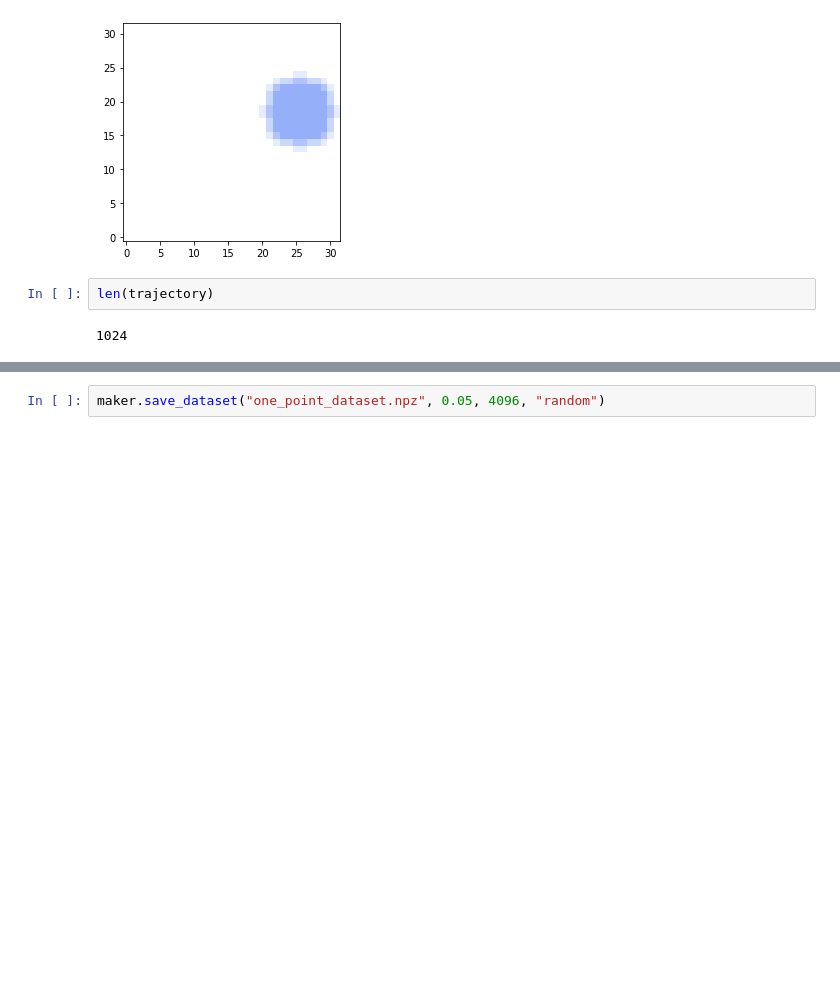
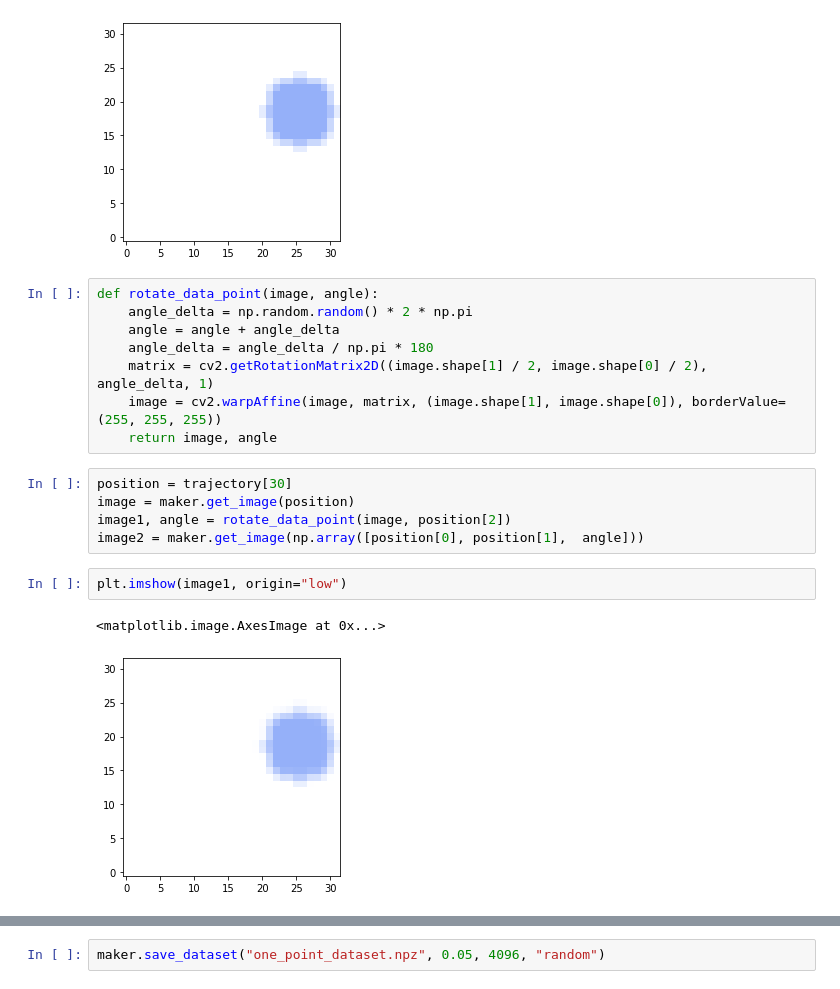
Before and after one commit to MisterMap/lie-vae-localization, a Jupyter notebook: toy_dataset.ipynb, the cells around one changed output, grey strips where cells are left out. Saved outputs shown, nothing was run; the diff lists cells and outputs as text; blank space fills up the shorter version.

```diff
--- a/toy_dataset.ipynb
+++ b/toy_dataset.ipynb
@@ -38,7 +39,21 @@ plt.imshow(image, origin="low")
 # %% [output]
 <matplotlib.image.AxesImage at 0x...>
 [figure]
-# %%
-len(trajectory)
-# %% [output]
-1024
+# %%
+def rotate_data_point(image, angle):
+    angle_delta = np.random.random() * 2 * np.pi
+    angle = angle + angle_delta
+    angle_delta = angle_delta / np.pi * 180
+    matrix = cv2.getRotationMatrix2D((image.shape[1] / 2, image.shape[0] / 2), angle_delta, 1)
+    image = cv2.warpAffine(image, matrix, (image.shape[1], image.shape[0]), borderValue=(255, 255, 255))
+    return image, angle
+# %%
+position = trajectory[30]
+image = maker.get_image(position)
+image1, angle = rotate_data_point(image, position[2])
+image2 = maker.get_image(np.array([position[0], position[1],  angle]))
+# %%
+plt.imshow(image1, origin="low")
+# %% [output]
+<matplotlib.image.AxesImage at 0x...>
+[figure, added]
```
Also changed, not shown: parts of 2 cells of this notebook, 4 other files.
